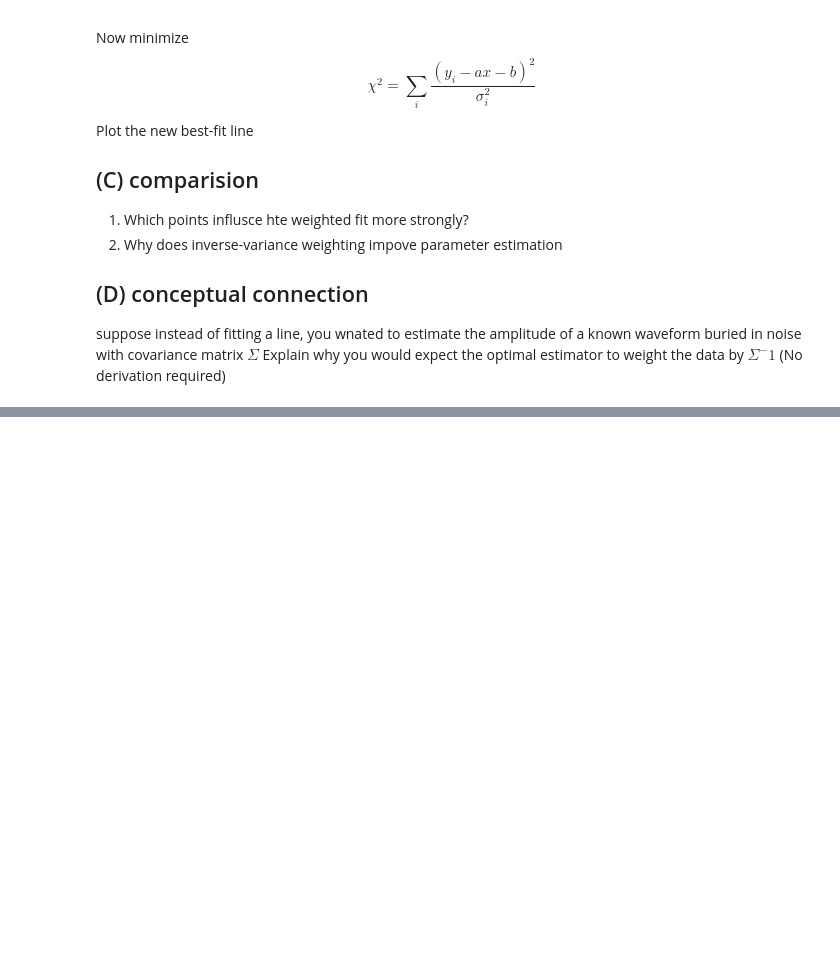
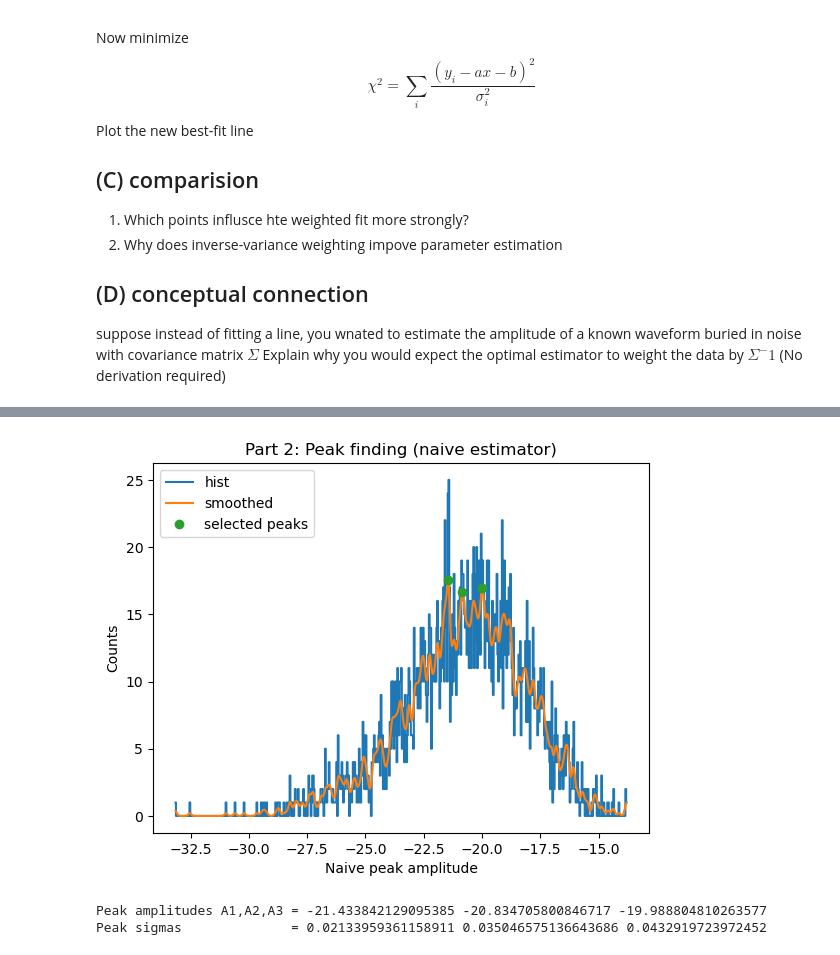
Before and after one commit to breckmeagher/statistics-and-data-analysis, a Jupyter notebook: work-in-progress/homework3_setup.ipynb, the cells around one changed output, grey strips where cells are left out. Drawn from its saved outputs; the diff is of its cells as text; code cells hidden in the pictures; blank space fills up the shorter version.

```diff
--- a/work-in-progress/homework3_setup.ipynb
+++ b/work-in-progress/homework3_setup.ipynb
@@ -243,0 +515,70 @@ Event data loaded successfully. Shape: (3000, 4096)
+# %%
+# =========================
+# Part 2 (Find the 3 peaks via local Gaussian fits)
+# =========================
+def gauss(x, A, mu, sig, C):
+    return A*np.exp(-(x-mu)**2/(2*sig**2)) + C
+
+# histogram for peak finding
+counts, edges = np.histogram(amps_evt, bins=600)
+centers = 0.5*(edges[1:] + edges[:-1])
+
+smooth = gaussian_filter1d(counts.astype(float), sigma=2.0)
+peaks, _ = find_peaks(smooth, prominence=np.max(smooth)*0.02, distance=15)
+
+if len(peaks) < 3:
+    raise RuntimeError(f"Found only {len(peaks)} peaks. Try lowering prominence or increasing bins.")
+
+top3 = peaks[np.argsort(smooth[peaks])][-3:]
+top3 = np.sort(top3)
+
+plt.figure()
+plt.step(centers, counts, where="mid", label="hist")
+plt.plot(centers, smooth, label="smoothed")
+plt.plot(centers[top3], smooth[top3], "o", label="selected peaks")
+plt.xlabel("Naive peak amplitude")
+plt.ylabel("Counts")
+plt.title("Part 2: Peak finding (naive estimator)")
+plt.legend()
+plt.show()
+
+A_peaks = []
+sig_peaks = []
+
+half_window_bins = 25  # adjust 20–40 if needed
+
+for p in top3:
+    i0 = max(0, p - half_window_bins)
+    i1 = min(len(centers), p + half_window_bins + 1)
+
+    x = centers[i0:i1]
+    y = counts[i0:i1]
+
+    if len(x) < 10:
+        raise RuntimeError("Too few points in fit window. Increase bins or half_window_bins.")
+
+    mu0 = centers[p]
+    C0  = np.median(y)
+    A0  = max(y.max() - C0, 1.0)
+    sig0 = max((x[-1] - x[0]) / 10.0, 1e-12)
+
+    popt, _ = curve_fit(gauss, x, y, p0=[A0, mu0, sig0, C0], maxfev=20000)
+    _, muhat, sighat, _ = popt
+
+    A_peaks.append(muhat)
+    sig_peaks.append(abs(sighat))
+
+# sort peaks by amplitude (so A1<A2<A3)
+order = np.argsort(A_peaks)
+A_peaks = np.array(A_peaks)[order]
+sig_peaks = np.array(sig_peaks)[order]
+
+A1, A2, A3 = A_peaks
+s1, s2, s3 = sig_peaks
+
+print("Peak amplitudes A1,A2,A3 =", A1, A2, A3)
+print("Peak sigmas              =", s1, s2, s3)
+# %% [output]
+[figure, added]
+Peak amplitudes A1,A2,A3 = -21.433842129095385 -20.834705800846717 -19.988804810263577
+Peak sigmas              = 0.02133959361158911 0.035046575136643686 0.0432919723972452
```
Also changed, not shown: parts of 11 cells of this notebook.
